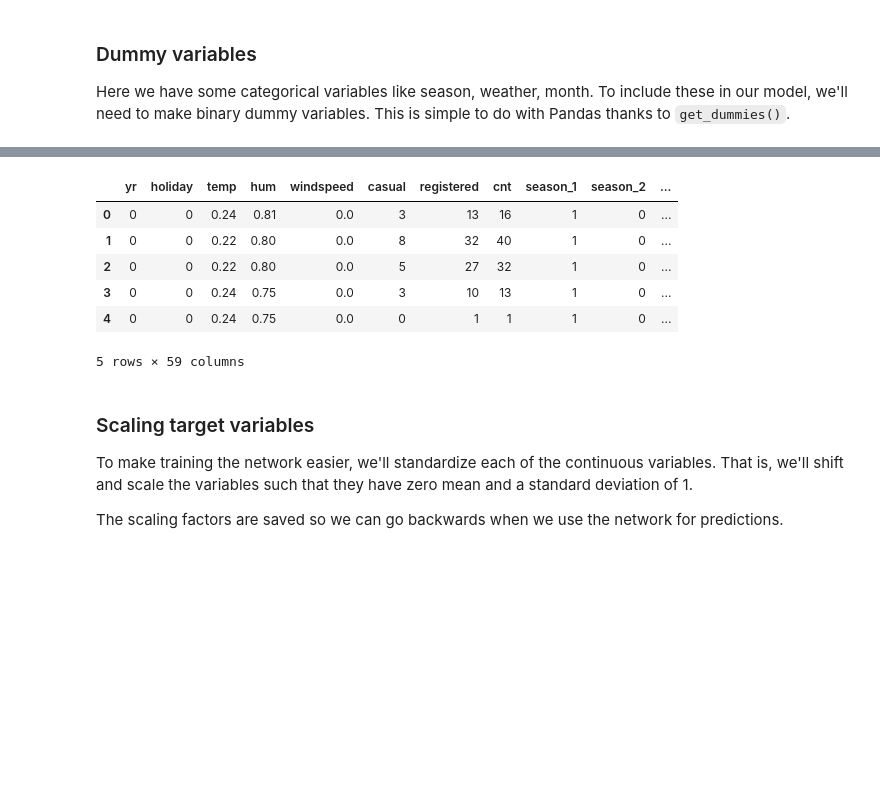
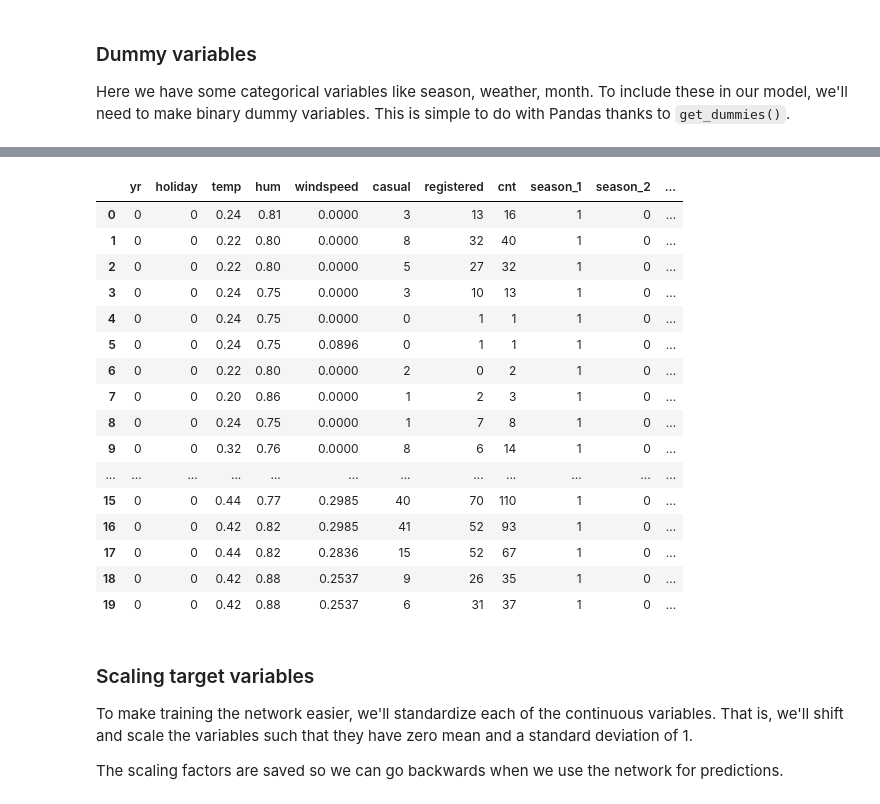
Before and after one commit to bnagallo/DL1-project-bike-sharing, a Jupyter notebook: Predicting_bike_sharing_data.ipynb, the cells around one changed output, grey strips where cells are left out. Saved outputs shown, nothing was run; the diff lists cells and outputs as text; code cells hidden in the pictures; blank space fills up the shorter version.

```diff
--- a/Predicting_bike_sharing_data.ipynb
+++ b/Predicting_bike_sharing_data.ipynb
@@ -49,21 +68,35 @@ Here we have some categorical variables like season, weather, month. To include
 # %%
 dummy_fields = ['season', 'weathersit', 'mnth', 'hr', 'weekday']
 for each in dummy_fields:
     dummies = pd.get_dummies(rides[each], prefix=each, drop_first=False)
     rides = pd.concat([rides, dummies], axis=1)
 
 fields_to_drop = ['instant', 'dteday', 'season', 'weathersit',
                   'weekday', 'atemp', 'mnth', 'workingday', 'hr']
+
+# fields_to_drop = ['instant', 'season', 'weathersit',
+#                   'weekday', 'atemp', 'mnth', 'workingday', 'hr']
+
 data = rides.drop(fields_to_drop, axis=1)
-data.head()
+data.head(20)
 # %% [output]
 |  | yr | holiday | temp | hum | windspeed | casual | registered | cnt | season_1 | season_2 | ... |
-| 0 | 0 | 0 | 0.24 | 0.81 | 0.0 | 3 | 13 | 16 | 1 | 0 | ... |
-| 1 | 0 | 0 | 0.22 | 0.80 | 0.0 | 8 | 32 | 40 | 1 | 0 | ... |
-| 2 | 0 | 0 | 0.22 | 0.80 | 0.0 | 5 | 27 | 32 | 1 | 0 | ... |
-| 3 | 0 | 0 | 0.24 | 0.75 | 0.0 | 3 | 10 | 13 | 1 | 0 | ... |
-| 4 | 0 | 0 | 0.24 | 0.75 | 0.0 | 0 | 1 | 1 | 1 | 0 | ... |
+| 0 | 0 | 0 | 0.24 | 0.81 | 0.0000 | 3 | 13 | 16 | 1 | 0 | ... |
+| 1 | 0 | 0 | 0.22 | 0.80 | 0.0000 | 8 | 32 | 40 | 1 | 0 | ... |
+| 2 | 0 | 0 | 0.22 | 0.80 | 0.0000 | 5 | 27 | 32 | 1 | 0 | ... |
+| 3 | 0 | 0 | 0.24 | 0.75 | 0.0000 | 3 | 10 | 13 | 1 | 0 | ... |
+| 4 | 0 | 0 | 0.24 | 0.75 | 0.0000 | 0 | 1 | 1 | 1 | 0 | ... |
+| 5 | 0 | 0 | 0.24 | 0.75 | 0.0896 | 0 | 1 | 1 | 1 | 0 | ... |
+| 6 | 0 | 0 | 0.22 | 0.80 | 0.0000 | 2 | 0 | 2 | 1 | 0 | ... |
+| 7 | 0 | 0 | 0.20 | 0.86 | 0.0000 | 1 | 2 | 3 | 1 | 0 | ... |
+| 8 | 0 | 0 | 0.24 | 0.75 | 0.0000 | 1 | 7 | 8 | 1 | 0 | ... |
+| 9 | 0 | 0 | 0.32 | 0.76 | 0.0000 | 8 | 6 | 14 | 1 | 0 | ... |
+| ... | ... | ... | ... | ... | ... | ... | ... | ... | ... | ... | ... |
+| 15 | 0 | 0 | 0.44 | 0.77 | 0.2985 | 40 | 70 | 110 | 1 | 0 | ... |
+| 16 | 0 | 0 | 0.42 | 0.82 | 0.2985 | 41 | 52 | 93 | 1 | 0 | ... |
+| 17 | 0 | 0 | 0.44 | 0.82 | 0.2836 | 15 | 52 | 67 | 1 | 0 | ... |
+| 18 | 0 | 0 | 0.42 | 0.88 | 0.2537 | 9 | 26 | 35 | 1 | 0 | ... |
+| 19 | 0 | 0 | 0.42 | 0.88 | 0.2537 | 6 | 31 | 37 | 1 | 0 | ... |
-5 rows × 59 columns
 # %% [markdown]
 ### Scaling target variables
 To make training the network easier, we'll standardize each of the continuous variables. That is, we'll shift and scale the variables such that they have zero mean and a standard deviation of 1.
```
Also changed, not shown: parts of 13 cells of this notebook, 1 other file.
